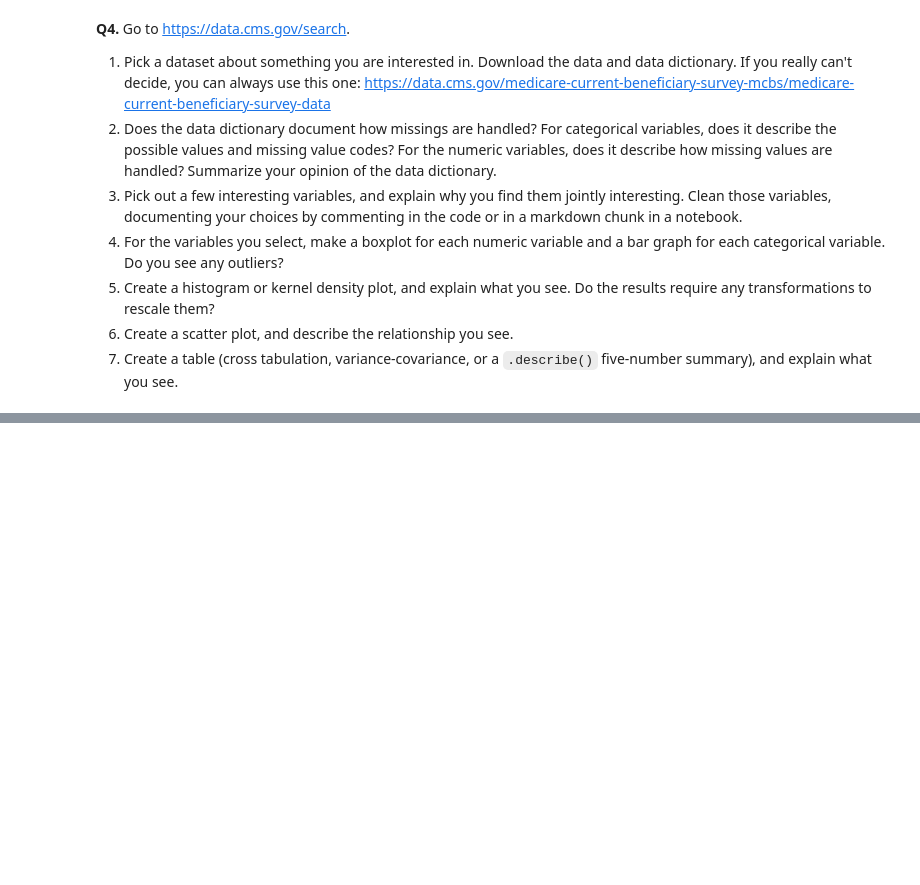
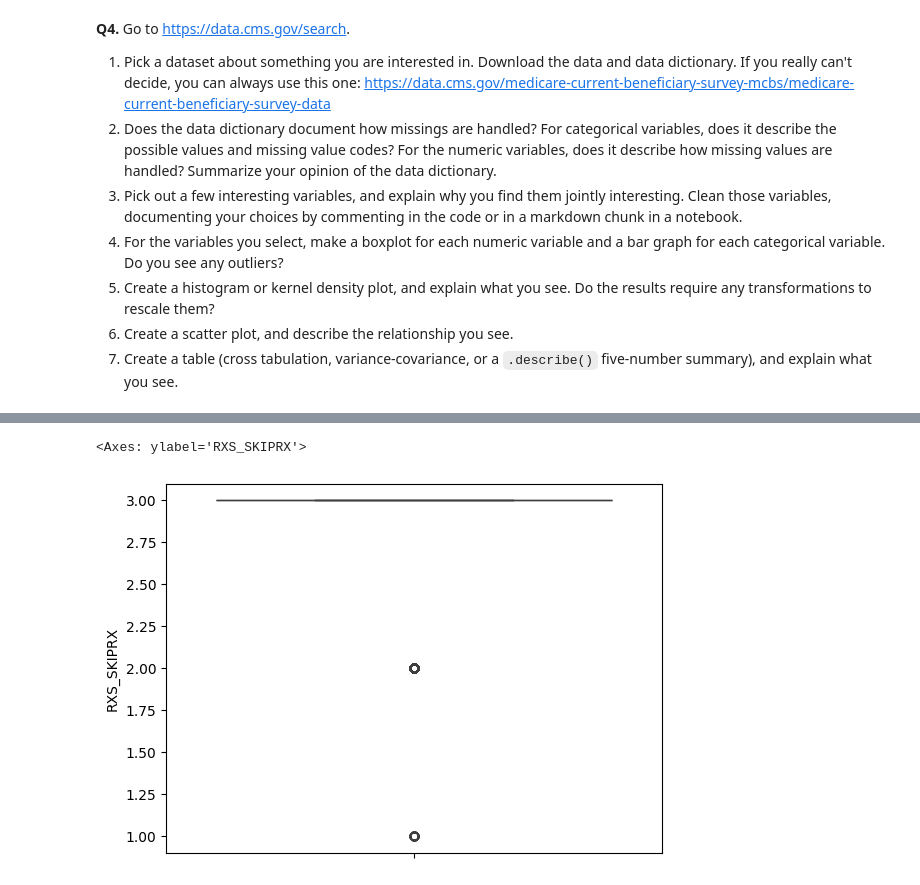
Before and after one commit to gffiveash/Visualization, a Jupyter notebook: assignment/assignment.ipynb, the cells around one changed output, grey strips where cells are left out. Drawn from its saved outputs; the diff is of its cells as text; code cells hidden in the pictures; blank space fills up the shorter version.

```diff
--- a/assignment/assignment.ipynb
+++ b/assignment/assignment.ipynb
@@ -307,2 +307,2 @@ For some context, the Federal government ultimately spent about $4.4 trillion in
 # %%
-df1 = pd.read_csv('/content/sfpuf2021_3_summer.numbers')
+df1 = pd.read_csv('/content/sfpuf2021_3_summer.csv')
@@ -310,0 +332,4 @@ UnicodeDecodeError: 'utf-8' codec can't decode byte 0xe1 in position 14: invalid
+# %%
+df1['FIS_SKIPMEAL'] = df1['FIS_SKIPMEAL'].replace(['D','R'],np.nan)
+print(df1['FIS_SKIPMEAL'].unique())
+df1['FIS_SKIPMEAL']= pd.to_numeric(df1['FIS_SKIPMEAL'],errors='coerce')
@@ -310,0 +356,4 @@ UnicodeDecodeError: 'utf-8' codec can't decode byte 0xe1 in position 14: invalid
+# %%
+df1['RXS_SKIPRX'] = df1['RXS_SKIPRX'].replace(['D','R'],np.nan)
+print(df1['RXS_SKIPRX'].unique())
+df1['RXS_SKIPRX']= pd.to_numeric(df1['RXS_SKIPRX'],errors='coerce')
@@ -310,0 +378,6 @@ UnicodeDecodeError: 'utf-8' codec can't decode byte 0xe1 in position 14: invalid
+# %%
+# Question 4: For the variables you select, make a boxplot for each numeric variable and a bar graph for each categorical variable. Do you see any outliers?
+sns.boxplot(data=df1,x='RXS_SKIPRX')
+# %% [output]
+<Axes: ylabel='RXS_SKIPRX'>
+[figure, added]
```
Also changed, not shown: parts of 22 cells of this notebook.
